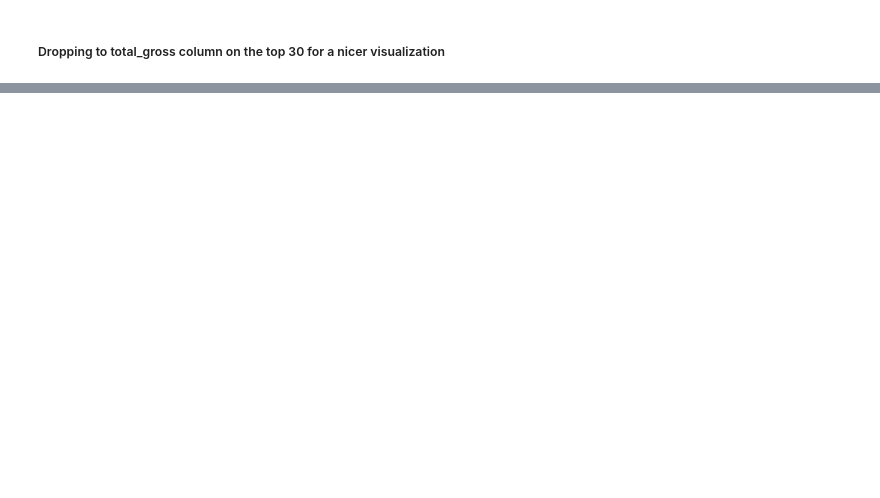
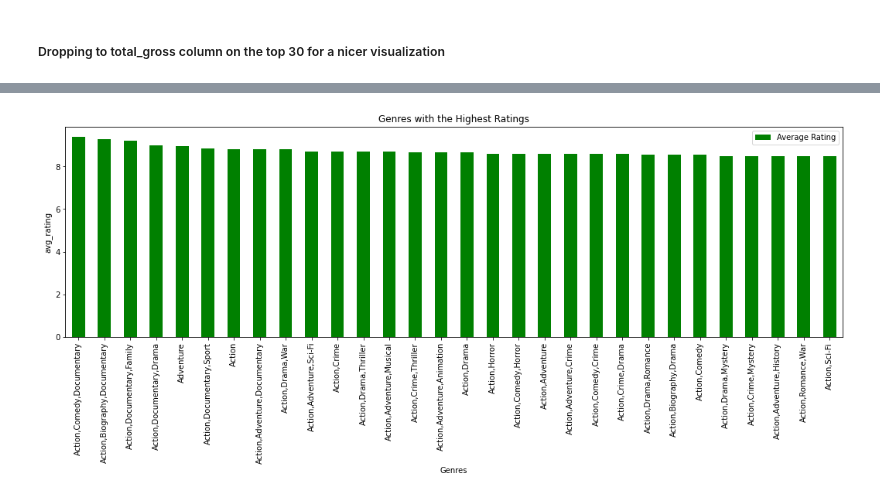
Before and after one commit to QuinnGrigsby/Capstone_Git-ing_it_done_MovieInformation, a Jupyter notebook: Data Understanding.ipynb, the cells around one changed output, grey strips where cells are left out. Saved outputs shown, nothing was run; the diff lists cells and outputs as text; code cells hidden in the pictures; blank space fills up the shorter version.

```diff
--- a/Data Understanding.ipynb
+++ b/Data Understanding.ipynb
@@ -325,0 +348,3 @@ plt.show()
+# %%
+imdb_movie_ratings = pd.read_sql(q, conn)
+print(imdb_movie_ratings)
@@ -325,0 +366,4 @@ plt.show()
+# %%
+imdb_movie_ratings = imdb_movie_ratings[imdb_movie_ratings["genres"].str.contains("None") == False]
+data_for_analysis_by_rating = imdb_movie_ratings.groupby(by="genres", as_index=False).mean()
+print(data_for_analysis_by_rating)
@@ -325,0 +385,4 @@ plt.show()
+# %%
+top_30_by_rating = data_for_analysis_by_rating[["genres","avg_rating"]].iloc[:30]
+top_30_by_rating.sort_values(by="avg_rating", ascending=False, inplace = True)
+print(top_30_by_rating)
@@ -325,0 +407,10 @@ plt.show()
+# %%
+top_30_by_rating.plot("genres", kind="bar", figsize = (18,5), color = "g")
+plt.xlabel("Genres")
+plt.xticks(rotation = 90)
+plt.ylabel("avg_rating")
+plt.title("Genres with the Highest Ratings")
+plt.legend(labels=['Average Rating'])
+plt.show()
+# %% [output]
+[figure, added]
```
Also changed, not shown: parts of 8 cells of this notebook.
